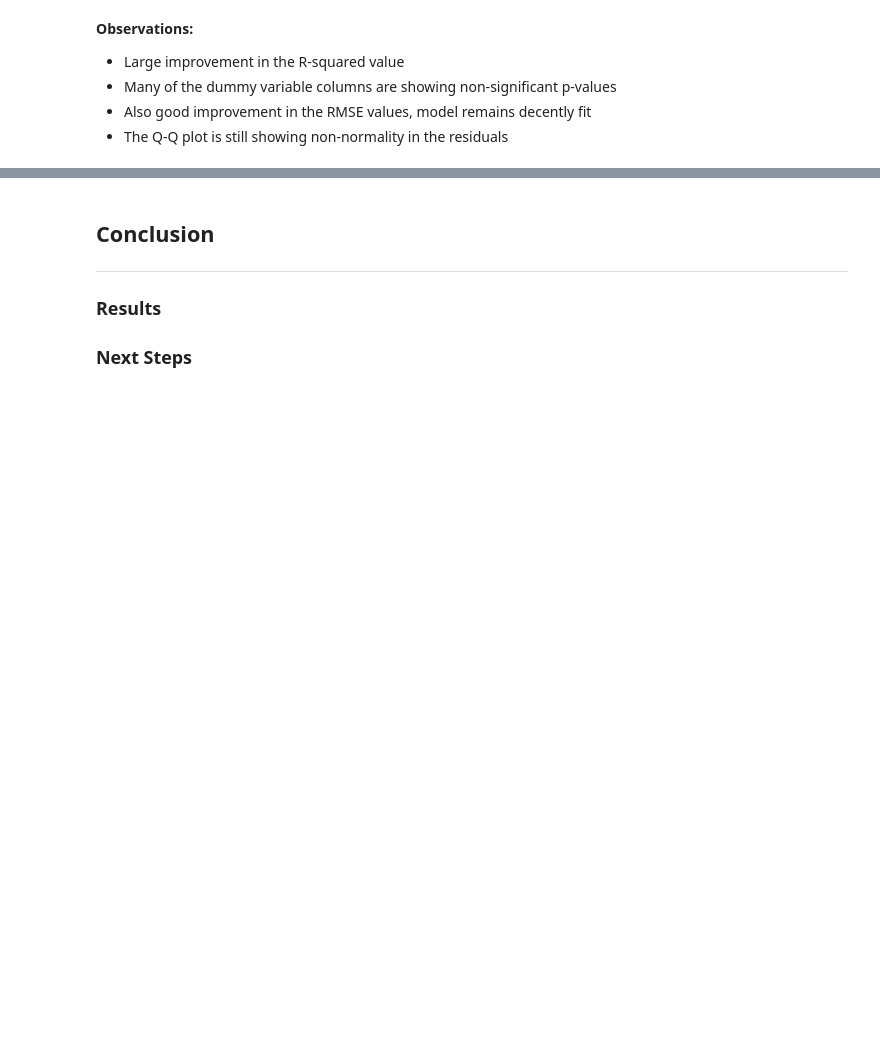
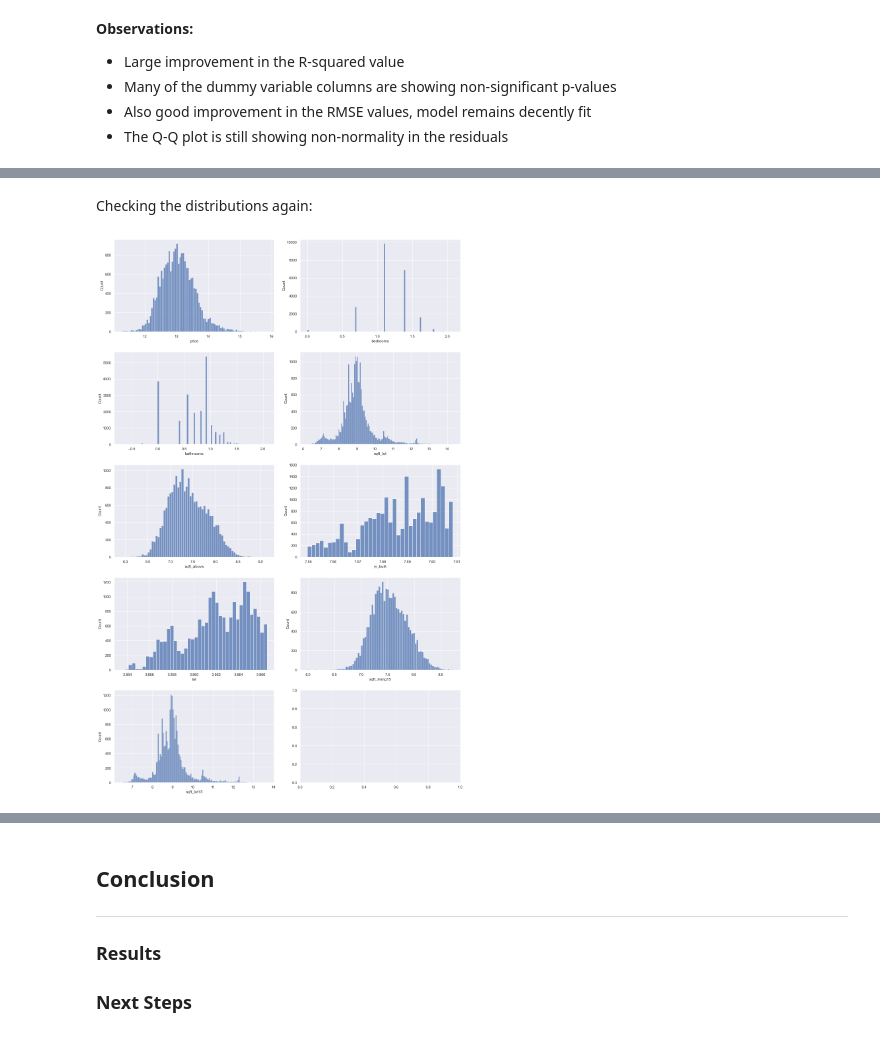
Before and after one commit to tjkyner/housing-regression-model, a Jupyter notebook: notebook.ipynb, the cells around one changed output, grey strips where cells are left out. Cells and saved outputs as stored; diff of their text form; code cells hidden in the pictures; blank space fills up the shorter version.

```diff
--- a/notebook.ipynb
+++ b/notebook.ipynb
@@ -916,0 +948,5 @@ get_qqplot(model_3);
+# %%
+continuous = continuous.drop(['sqft_basement', 'long'])
+
+for col in continuous:
+    df_log[col] = df_log[col].map(lambda x: np.log(x))
@@ -916,0 +963,12 @@ get_qqplot(model_3);
+# %% [markdown]
+Checking the distributions again:
+# %%
+fig, axes = plt.subplots(nrows=5, ncols=2, figsize=(16, 24))
+axes = axes.reshape(-1)
+
+for i, col in enumerate(continuous):
+    sns.histplot(data=df_log[col], ax=axes[i])
+
+fig.tight_layout(pad=2.0)
+# %% [output]
+[figure, added]
```
Also changed, not shown: parts of 21 cells of this notebook.
